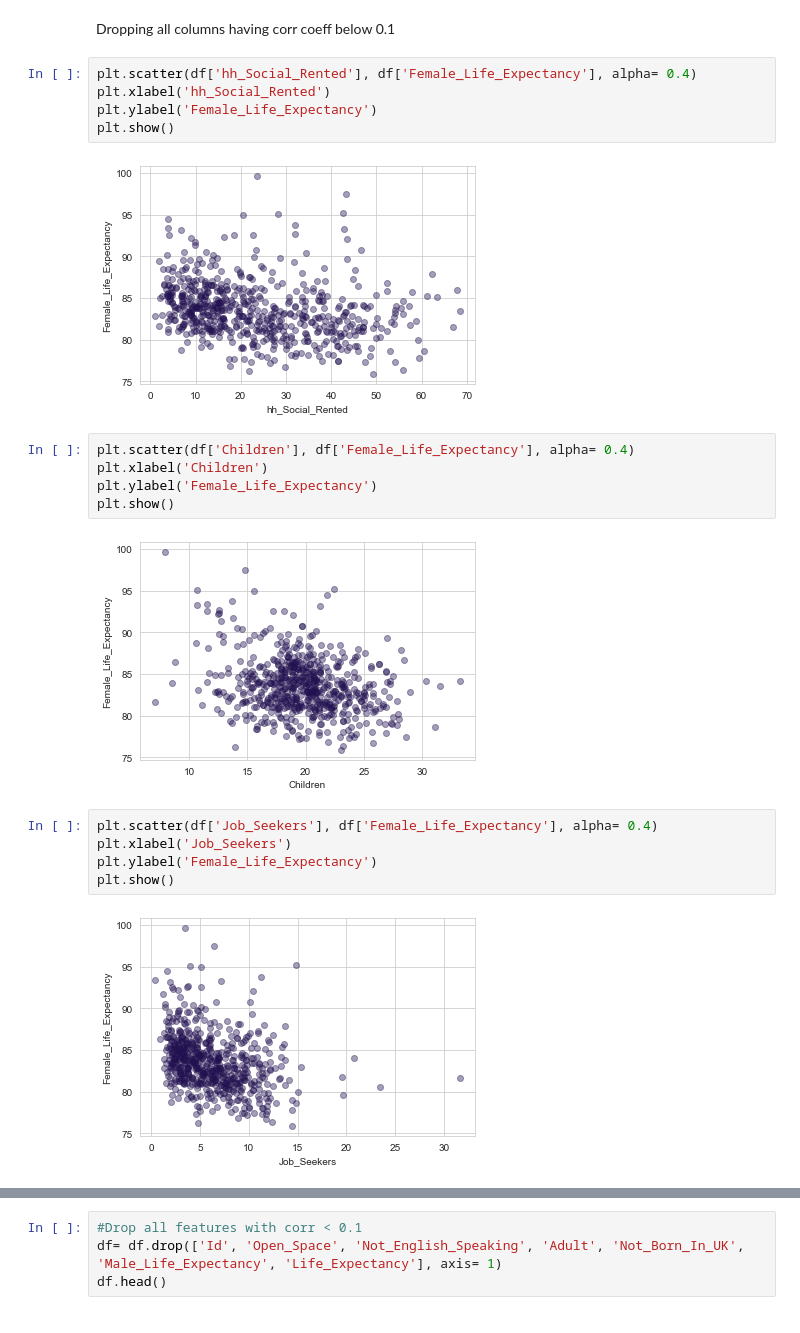
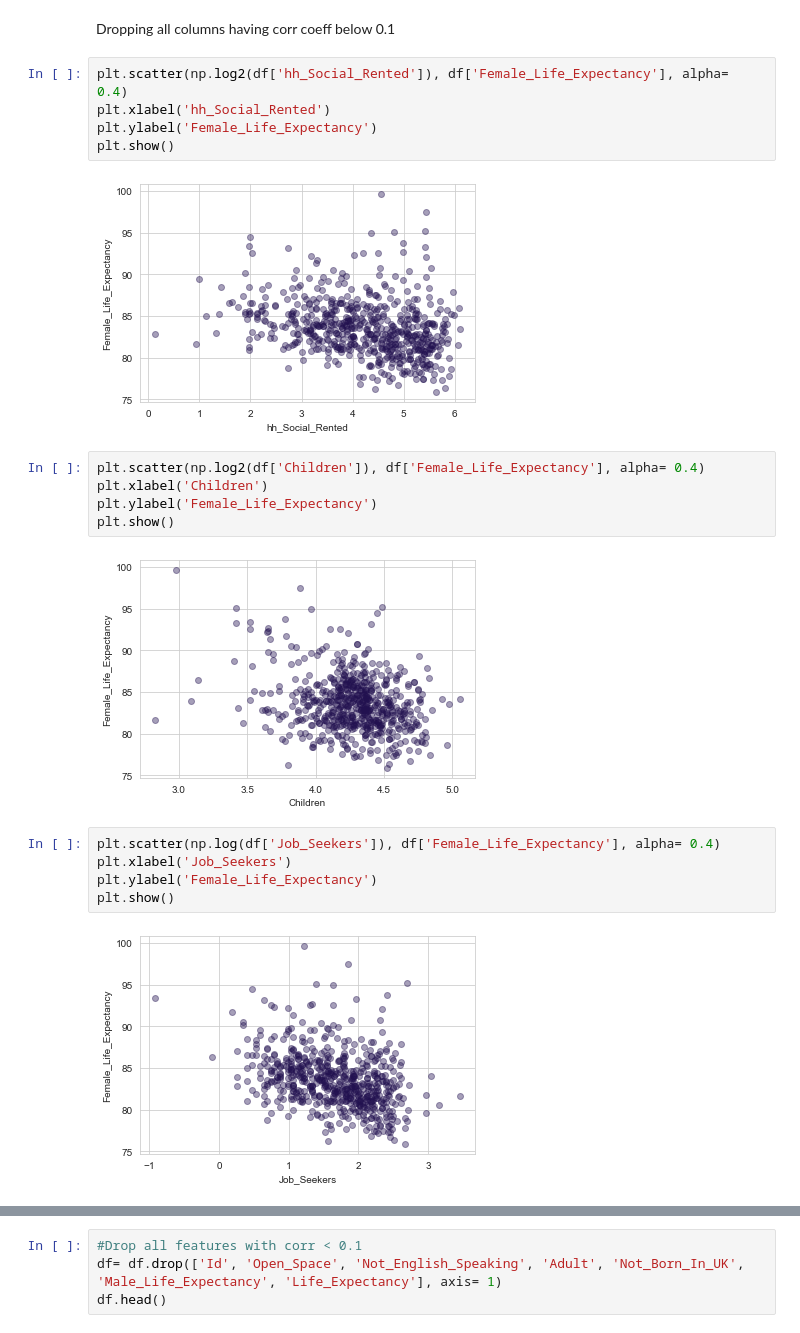
Before and after one commit to nindakhoirunnisa/W8, a Jupyter notebook: Model_female.ipynb, the cells around one changed output, grey strips where cells are left out. Drawn from its saved outputs; the diff is of its cells as text.

```diff
--- a/Model_female.ipynb
+++ b/Model_female.ipynb
@@ -41,24 +41,24 @@ df_info
 # %% [markdown]
 Dropping all columns having corr coeff below 0.1
 # %%
-plt.scatter(df['hh_Social_Rented'], df['Female_Life_Expectancy'], alpha= 0.4)
+plt.scatter(np.log2(df['hh_Social_Rented']), df['Female_Life_Expectancy'], alpha= 0.4)
 plt.xlabel('hh_Social_Rented')
 plt.ylabel('Female_Life_Expectancy')
 plt.show()
 # %% [output]
-[figure, old version]
+[figure, new version]
 # %%
-plt.scatter(df['Children'], df['Female_Life_Expectancy'], alpha= 0.4)
+plt.scatter(np.log2(df['Children']), df['Female_Life_Expectancy'], alpha= 0.4)
 plt.xlabel('Children')
 plt.ylabel('Female_Life_Expectancy')
 plt.show()
 # %% [output]
-[figure, old version]
+[figure, new version]
 # %%
-plt.scatter(df['Job_Seekers'], df['Female_Life_Expectancy'], alpha= 0.4)
+plt.scatter(np.log(df['Job_Seekers']), df['Female_Life_Expectancy'], alpha= 0.4)
 plt.xlabel('Job_Seekers')
 plt.ylabel('Female_Life_Expectancy')
 plt.show()
 # %% [output]
-[figure, old version]
+[figure, new version]
 # %%
```
Also changed, not shown: parts of 1 cell of this notebook.
